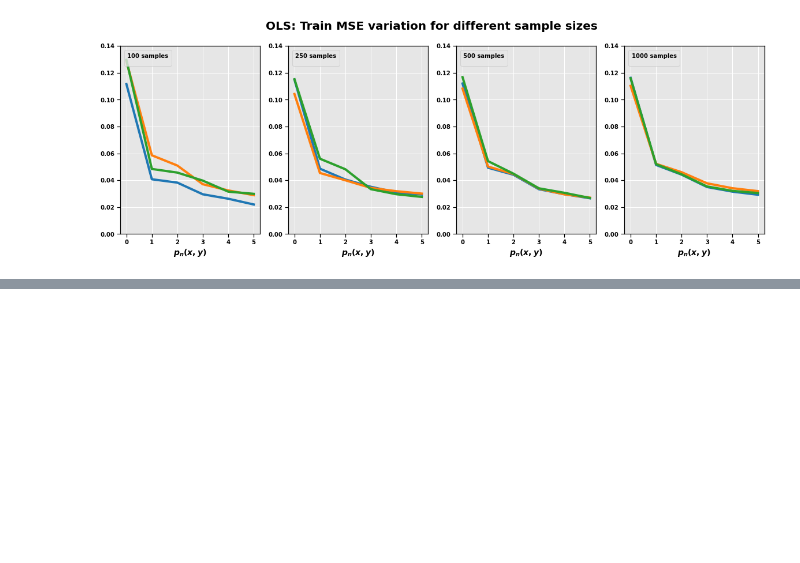
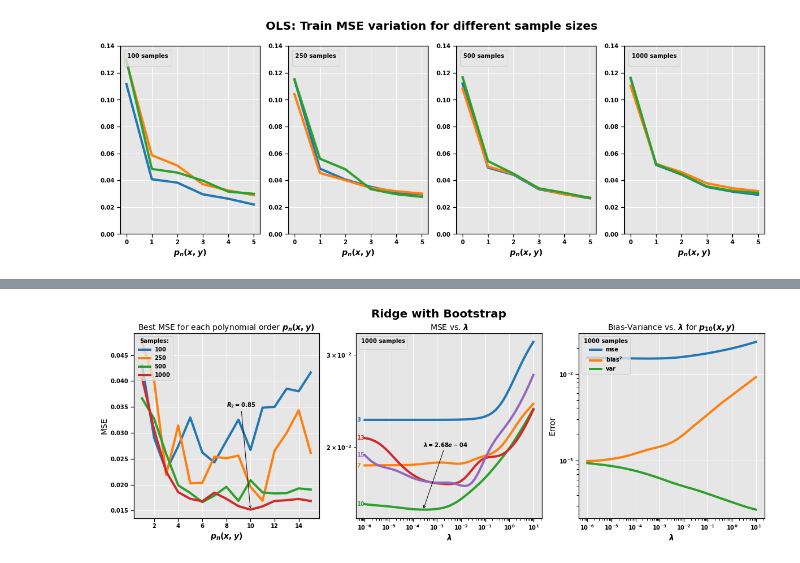
Before and after one commit to fonstelien/FYS-STK4155, a Jupyter notebook: project1/take2.ipynb, the cells around one changed output, grey strips where cells are left out. Saved outputs shown, nothing was run; the diff lists cells and outputs as text; code cells hidden in the pictures; blank space fills up the shorter version.

```diff
--- a/project1/take2.ipynb
+++ b/project1/take2.ipynb
@@ -183,0 +211,86 @@ plt.show()
+# %%
+'''Running Ridge with Bootstrap'''
+
+lambdas = np.logspace(-6, 1, 50)
+results = list()
+for sn in samples:
+    X_down = X[:sn]
+    z_down = z[:sn]
+    f_down = f[:sn]
+    ridge_bs_df = run_ridge_bootstrap(X_down, z_down, f_down, polynomial_orders=polynomial_orders, lambdas=lambdas, train_size=.7, bootstraps=20)
+    best_lambda, best_mse = best_lambda_mse(df=ridge_bs_df, polynomial_orders=polynomial_orders, col_prefix='test_mse_')
+    results.append((ridge_bs_df, best_lambda, best_mse))
+# %%
+''' Plotting Ridge with Bootstrap '''
+
+fig, axes = plt.subplots(nrows=1, ncols=3, figsize=WIDE_FIG)
+fig.suptitle("Ridge with Bootstrap", fontsize=LARGE, weight='bold')
+
+''' Best MSE '''
+ax = axes[0]
+ax.set_title("Best MSE for each polynomial order $p_n(x,y)$")
+ax.set_xlabel("$p_n(x,y)$")
+ax.set_ylabel("MSE")
+ax.xaxis.set_major_locator(MaxNLocator(integer=True))
+for result in results:
+    _, _, best_mse = result
+    ax.plot(polynomial_orders, best_mse)
+ax.legend([str(sn) for sn in samples], title=f'Samples:', fontsize=SMALL, title_fontsize=SMALL, loc='upper left')
+
+
+# Data set for annotations and other subplots
+idx = 3
+sn = samples[idx]
+ridge_bs_df, best_lambda, best_mse = results[idx]
+best_mse_idx = np.argmin(best_mse)
+best_mse_pn = polynomial_orders[best_mse_idx]
+best_mse_val = best_mse[best_mse_idx]
+best_mse_lambda_val = best_lambda[best_mse_idx]
+
+# Annotate R2 for best MSE
+xytext = (best_mse_pn-2, .035)
+xy = (best_mse_pn, best_mse_val)
+R2 = best_r2(best_mse, z[:sn])
+ax.annotate(f'$R_2 = {R2:.2f}$', xytext=xytext, xy=xy, arrowprops={'arrowstyle':'->'})
+
+''' MSE vs lambda '''
+ax = axes[1]
+ax.set_title(f"MSE vs. $\lambda$")
+plot_orders = [3,7,10,13,15]
+names = [f'test_mse_{pn}' for pn in plot_orders]
+for name in names:
+    ax.plot(ridge_bs_df['lambda'], ridge_bs_df[name])
+
+for line, pn in zip(ax.lines, plot_orders):
+    y = line.get_ydata()[0]
+    ax.annotate(str(pn), xy=(0,y), xytext=(1,0), color=line.get_color(),
+                xycoords = ax.get_yaxis_transform(), textcoords="offset points",
+                size=SMALL, va="center")
+
+ax.legend([], title=f'{sn} samples', fontsize=SMALL, title_fontsize=SMALL, loc='upper left')
+ax.set_xlabel("$\lambda$")
+#ax.set_ylabel("MSE")
+ax.set_xscale('log')
+ax.set_yscale('log')
+
+# Annotate best lambda
+xytext = (best_mse_lambda_val, .02)
+xy = (best_mse_lambda_val, best_mse_val)
+ax.annotate(f'$\lambda = {best_mse_lambda_val:.2e}$', xytext=xytext, xy=xy, arrowprops={'arrowstyle':'->'})
+
+''' Bias-Variance '''
+ax = axes[2]
+pn = best_mse_pn
+ax.set_title(f"Bias-Variance vs. $\lambda$ for $p_{{{pn}}}(x,y)$")
+ax.plot(ridge_bs_df['lambda'], ridge_bs_df[f'test_mse_{pn}'])
+ax.plot(ridge_bs_df['lambda'], ridge_bs_df[f'test_bias_{pn}'])
+ax.plot(ridge_bs_df['lambda'], ridge_bs_df[f'test_var_{pn}'])
+ax.legend(['mse', 'bias$^2$', 'var'], title=f'{sn} samples', fontsize=SMALL, title_fontsize=SMALL, loc='upper left')
+ax.set_xlabel("$\lambda$")
+ax.set_ylabel("Error")
+ax.set_xscale('log')
+ax.set_yscale('log')
+
+plt.show()
+# %% [output]
+[figure, added]
```
Also changed, not shown: parts of 14 cells of this notebook, 5 other files.
